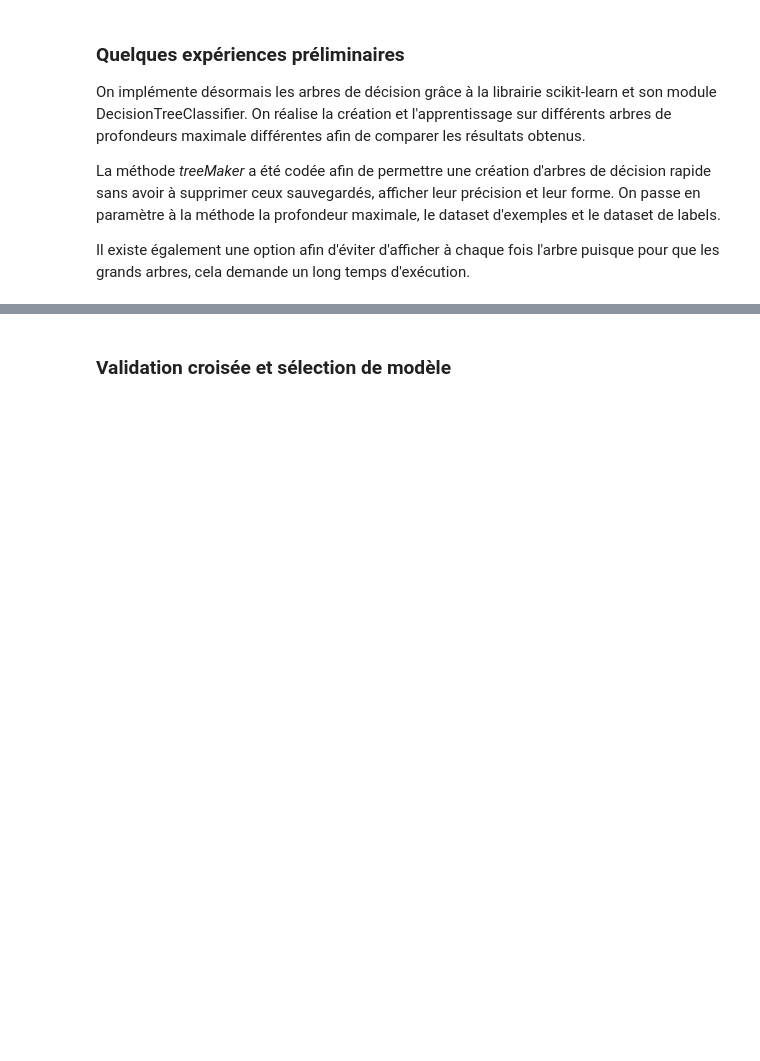
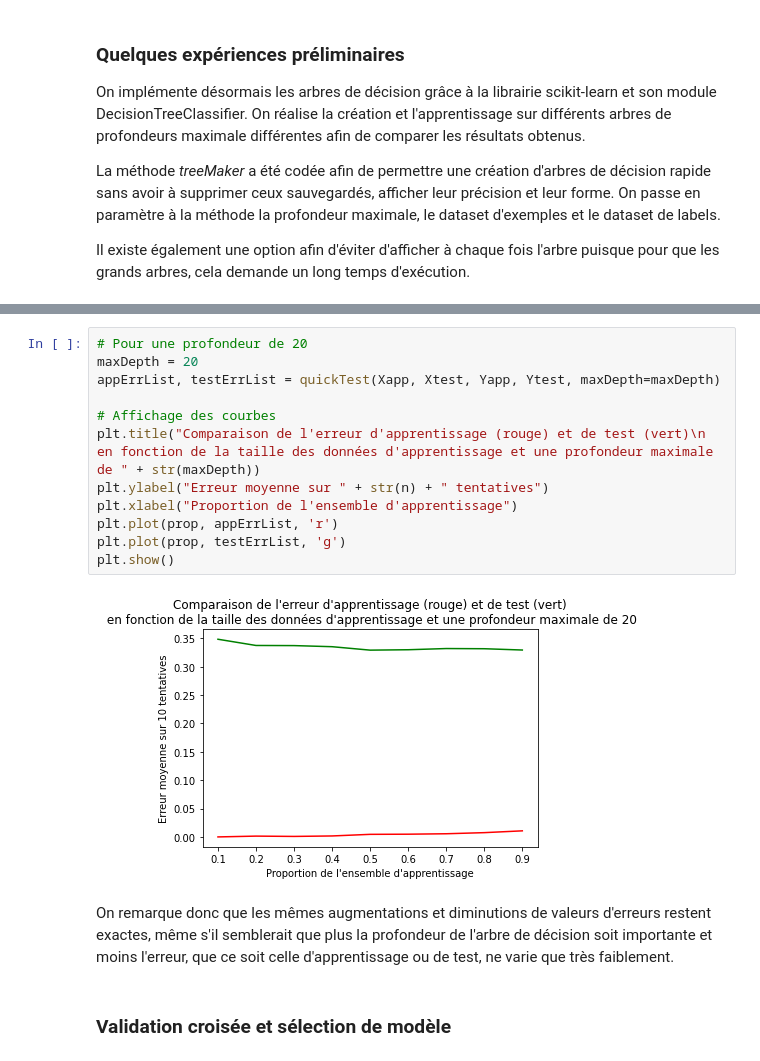
Before and after one commit to almehdiKrisni/UE_ML, a Jupyter notebook: TME1/Rapport_TME1_KRISNI_ARICHANDRA.ipynb, the cells around one changed output, grey strips where cells are left out. Drawn from its saved outputs; the diff is of its cells as text; blank space fills up the shorter version.

```diff
--- a/TME1/Rapport_TME1_KRISNI_ARICHANDRA.ipynb
+++ b/TME1/Rapport_TME1_KRISNI_ARICHANDRA.ipynb
@@ -179,2 +257,18 @@ Précision de l'arbre de décision avec une profondeur maximale de 30 : 0.999781
+# %%
+# Pour une profondeur de 20
+maxDepth = 20
+appErrList, testErrList = quickTest(Xapp, Xtest, Yapp, Ytest, maxDepth=maxDepth)
+
+# Affichage des courbes
+plt.title("Comparaison de l'erreur d'apprentissage (rouge) et de test (vert)\n en fonction de la taille des données d'apprentissage et une profondeur maximale de " + str(maxDepth))
+plt.ylabel("Erreur moyenne sur " + str(n) + " tentatives")
+plt.xlabel("Proportion de l'ensemble d'apprentissage")
+plt.plot(prop, appErrList, 'r')
+plt.plot(prop, testErrList, 'g')
+plt.show()
+# %% [output]
+[figure, added]
+# %% [markdown]
+On remarque donc que les mêmes augmentations et diminutions de valeurs d'erreurs restent exactes, même s'il semblerait que plus la profondeur de l'arbre de décision soit importante et moins l'erreur, que ce soit celle d'apprentissage ou de test, ne varie que très faiblement.
 # %% [markdown]
 ### **Validation croisée et sélection de modèle**
```
Also changed, not shown: parts of 10 cells of this notebook, 6 other files.
